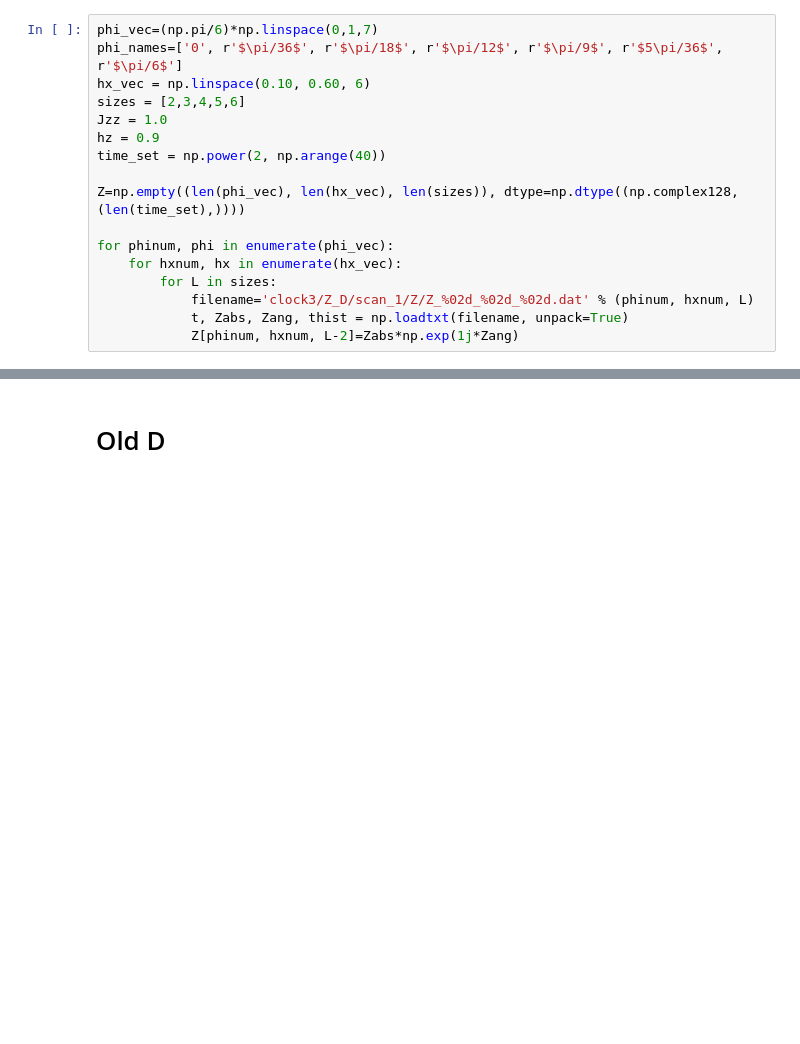
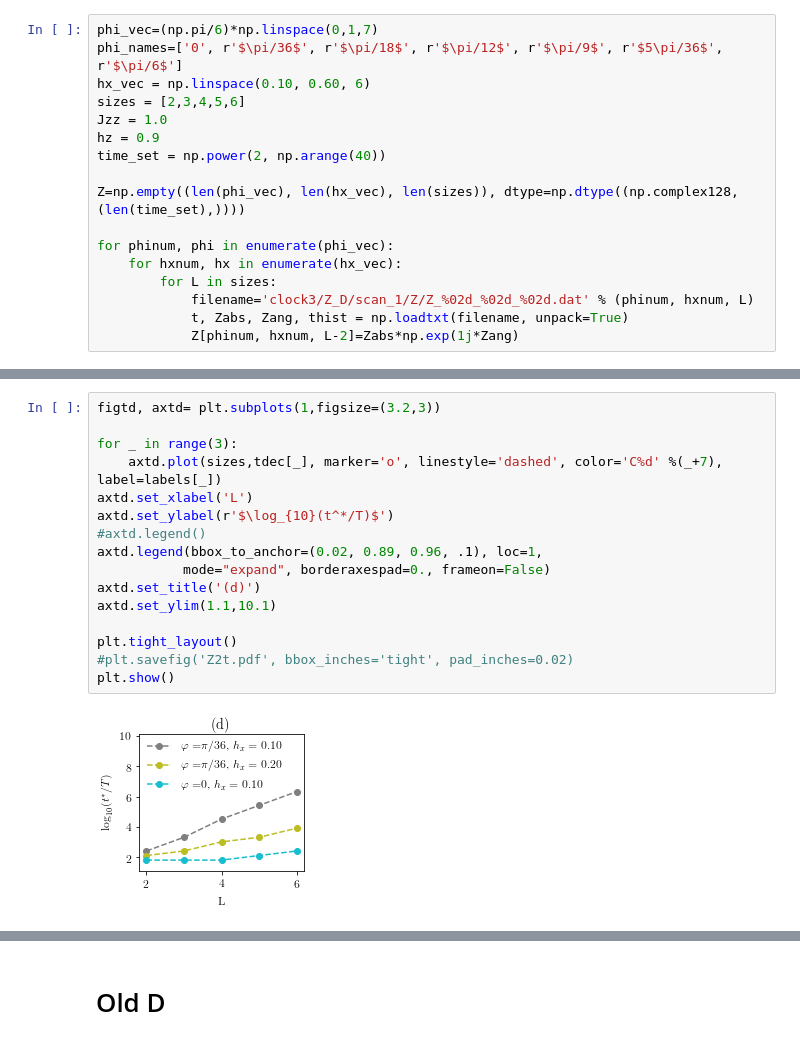
Before and after one commit to suracefm/exactdiag, a Jupyter notebook: 2018/Clock Z3.ipynb, the cells around one changed output, grey strips where cells are left out. Saved outputs shown, nothing was run; the diff lists cells and outputs as text; blank space fills up the shorter version.

```diff
--- a/2018/Clock Z3.ipynb
+++ b/2018/Clock Z3.ipynb
@@ -52 +92,19 @@ plt.show()
+# %%
+figtd, axtd= plt.subplots(1,figsize=(3.2,3))
+
+for _ in range(3):
+    axtd.plot(sizes,tdec[_], marker='o', linestyle='dashed', color='C%d' %(_+7), label=labels[_])
+axtd.set_xlabel('L')
+axtd.set_ylabel(r'$\log_{10}(t^*/T)$')
+#axtd.legend()
+axtd.legend(bbox_to_anchor=(0.02, 0.89, 0.96, .1), loc=1,
+           mode="expand", borderaxespad=0., frameon=False)
+axtd.set_title('(d)')
+axtd.set_ylim(1.1,10.1)
+
+plt.tight_layout()
+#plt.savefig('Z2t.pdf', bbox_inches='tight', pad_inches=0.02)
+plt.show()
+# %% [output]
+[figure, added]
 # %%
```
Also changed, not shown: parts of 18 cells of this notebook, 22 other files.
